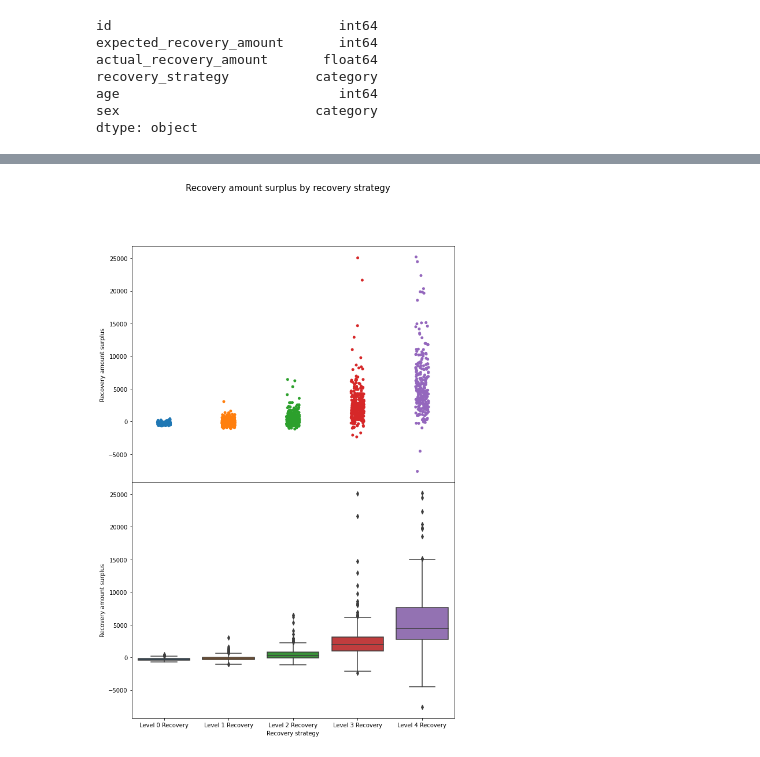
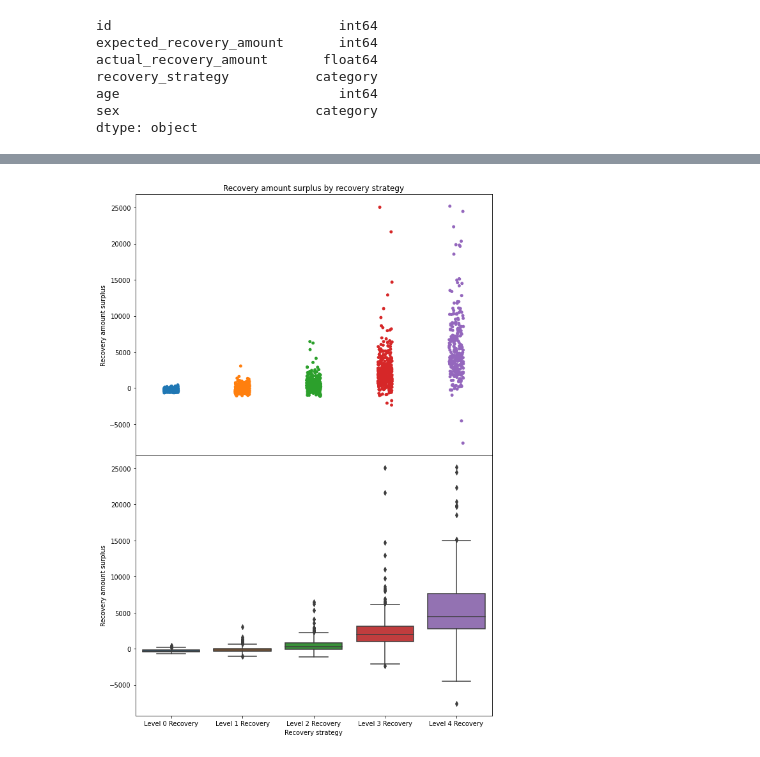
Before and after one commit to tawiwut-cha/datacamp_projects, a Jupyter notebook: debts/0_clean_EDA.ipynb, the cells around one changed output, grey strips where cells are left out. Cells and saved outputs as stored; diff of their text form; code cells hidden in the pictures.

```diff
--- a/debts/0_clean_EDA.ipynb
+++ b/debts/0_clean_EDA.ipynb
@@ -66,23 +83,22 @@ plt.show()
 # %%
 # Do strategies with higher costs get more profit?
 
 # create new cols: recovery_amount_surplus, recovery_cost
 
 df['recovery_amount_surplus'] = df.actual_recovery_amount - df.expected_recovery_amount
 
 fig, (ax3, ax4) = plt.subplots(2, figsize =(10,15), sharex=True)
+
 fig.subplots_adjust(hspace=0)
 
-fig.suptitle('Recovery amount surplus by recovery strategy', size=15)
-
 sns.stripplot(data=df, x='recovery_strategy', y='recovery_amount_surplus', ax=ax3)
-ax3.set(xlabel='', ylabel='Recovery amount surplus')
+ax3.set(title='Recovery amount surplus by recovery strategy', xlabel='', ylabel='Recovery amount surplus')
 sns.boxplot(data=df, x='recovery_strategy', y='recovery_amount_surplus', ax=ax4)
 ax4.set(xlabel='Recovery strategy', ylabel='Recovery amount surplus')
 
 plt.show()
 # %% [output]
-[figure, old version]
+[figure, new version]
 # %%
 # Recovery strategy by sex
 fig, ax5 = plt.subplots(figsize =(10,8))
```
Also changed, not shown: parts of 9 cells of this notebook.
